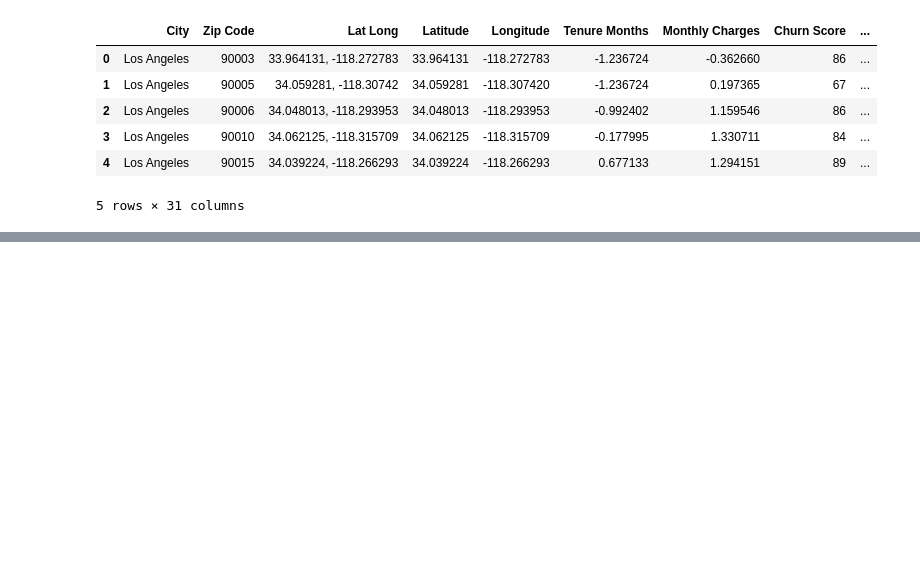
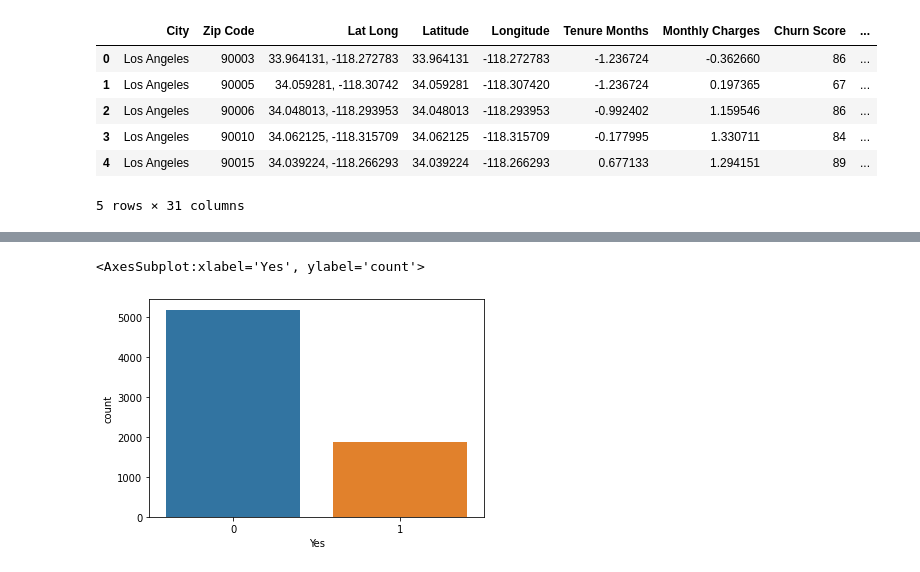
Before and after one commit to HengKevin/churnModel, a Jupyter notebook: churnModel.ipynb, the cells around one changed output, grey strips where cells are left out. Saved outputs shown, nothing was run; the diff lists cells and outputs as text; code cells hidden in the pictures; blank space fills up the shorter version.

```diff
--- a/churnModel.ipynb
+++ b/churnModel.ipynb
@@ -207,0 +226,3 @@ X.head()
+# %%
+y = pd.get_dummies(y, drop_first=True)
+y
@@ -207,0 +243,5 @@ X.head()
+# %%
+sns.countplot(data=y, x='Yes')
+# %% [output]
+<AxesSubplot:xlabel='Yes', ylabel='count'>
+[figure, added]
```
Also changed, not shown: parts of 3 cells of this notebook.
